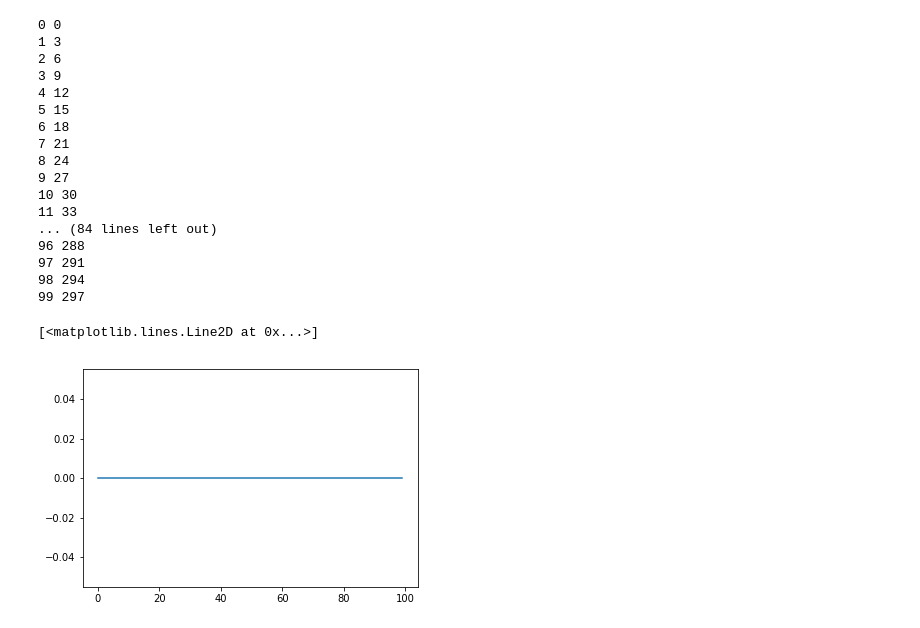
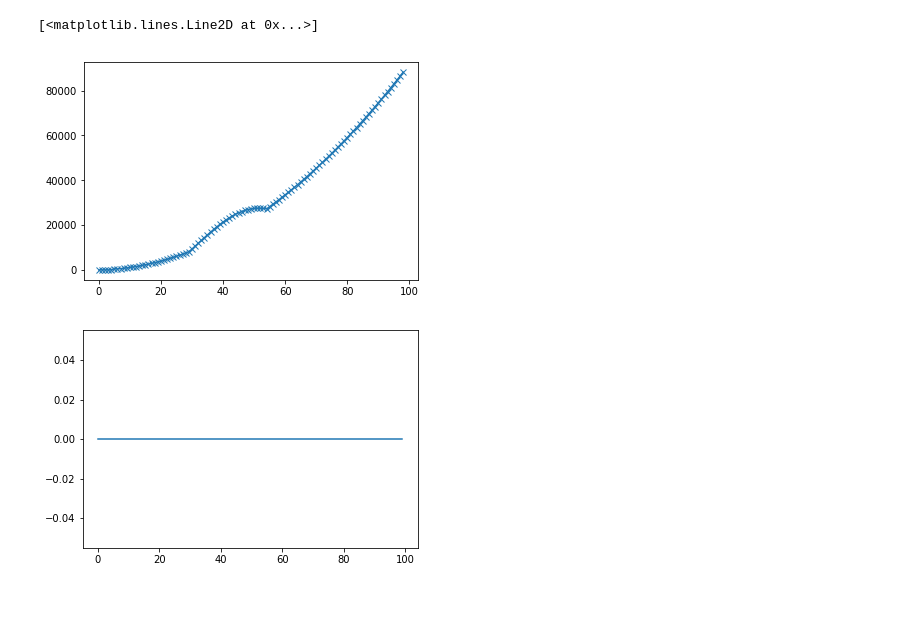
Before and after one commit to mmolnar0/sgillen_research, a Jupyter notebook: scratch/linear_passthrough.ipynb, the cells around one changed output. Drawn from its saved outputs; the diff is of its cells as text; code cells hidden in the pictures; blank space fills up the shorter version.

```diff
--- a/scratch/linear_passthrough.ipynb
+++ b/scratch/linear_passthrough.ipynb
@@ -15,14 +15,15 @@ import copy
 class Net(nn.Module):
     def __init__(self):
         super(Net, self).__init__()
-        self.fc1 = nn.Linear(1,1024)
-        self.fc2 = nn.Linear(1024,1)
+        self.fc1 = nn.Linear(1,64)
+        self.fc2 = nn.Linear(64,1)
     def forward(self, x):
         x = F.relu(self.fc2(F.relu(self.fc1(x))))
         return x
 
 net = Net()
-optimizer = optim.SGD(net.parameters(), lr=0.01, momentum=0.5)
+optimizer = optim.SGD(net.parameters(), lr=0.01, momentum = .05)
+#optimizer = optim.Adam(net.parameters(), lr=0.01)
 # %%
 class SkipNet(nn.Module):
     def __init__(self):
@@ -66,27 +68,6 @@ for i in range(0, quad_points):
 
 #plt.plot(quad)
 #plt.plot(output_data)
-
-for f,b in zip(input_data,output_data):
-    print(f,b)
-# %% [output]
-0 0
-1 3
-2 6
-3 9
-4 12
-5 15
-6 18
-7 21
-8 24
-9 27
-10 30
-11 33
-... (84 lines left out)
-96 288
-97 291
-98 294
-99 297
 # %%
 loss_hist = []
 weight_hist1 = []
@@ -113,20 +94,23 @@ for epoch in range(100):
             #print("Epoch {} - loss: {}".format(epoch, loss.data[0]))
 # %%
 %matplotlib inline
-#plt.plot(loss_hist[1:100], 'x-')
+plt.plot(loss_hist[1:100], 'x-')
+plt.figure()
+
 torch.all(torch.eq(weight_hist1[0], weight_hist1[121]))
 
 test = net(torch.FloatTensor([1]))
 test.data
 
 output = []
 for data in input_data:
     output.append(net(torch.FloatTensor([data]).data))
 
 plt.plot(output)
 # %% [output]
 [<matplotlib.lines.Line2D at 0x...>]
-[figure, old version]
+[figure, new version]
+[figure, added]
 # %%
 # for the skip network
 skip_loss_hist = []
```
Also changed, not shown: parts of 5 cells of this notebook.
